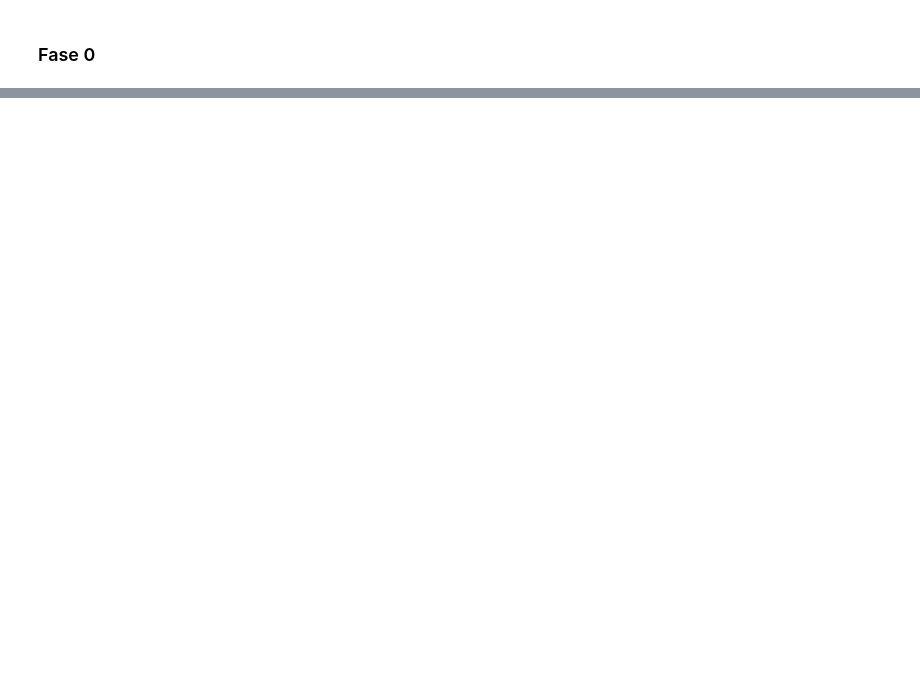
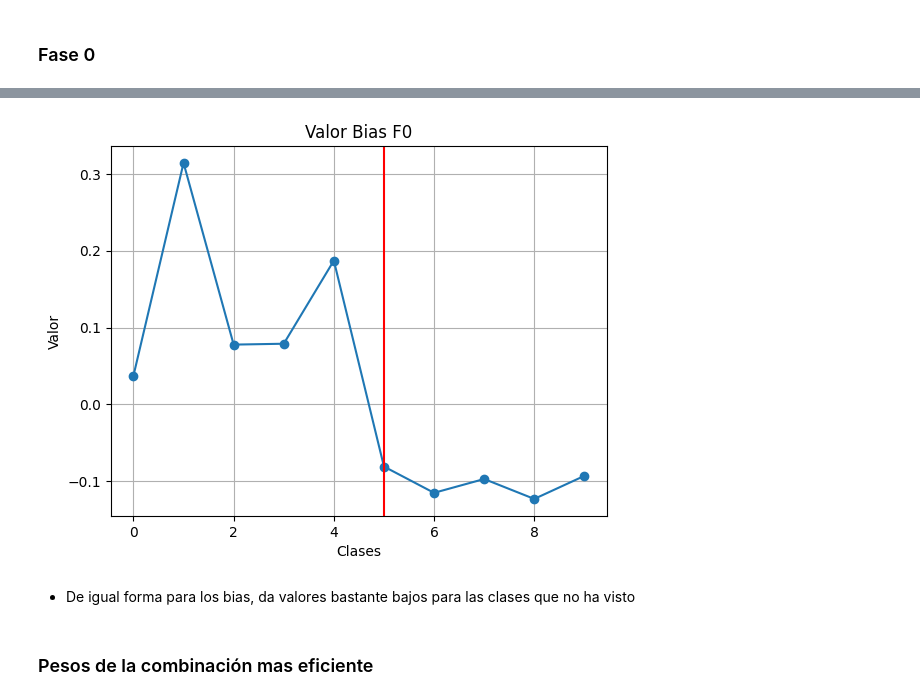
Before and after one commit to eguar11011/catastrophic_forgetting, a Jupyter notebook: Experiment_combination_classifier/Parameters_analysis.ipynb, the cells around one changed output, grey strips where cells are left out. Saved outputs shown, nothing was run; the diff lists cells and outputs as text; code cells hidden in the pictures; blank space fills up the shorter version.

```diff
--- a/Experiment_combination_classifier/Parameters_analysis.ipynb
+++ b/Experiment_combination_classifier/Parameters_analysis.ipynb
@@ -83,0 +123,20 @@ Que analisis se les puede hacer a estos parametros?
+# %%
+# Convertir los datos en listas separadas para x e y
+x = [item[0] for item in bias]
+y = [item[1].item() for item in bias]  # Convertir los tensores a valores numéricos
+
+# Crear el gráfico
+plt.plot(x, y, marker='o', linestyle='-')
+plt.xlabel('Clases')
+plt.ylabel('Valor')
+plt.title('Valor Bias F0')
+plt.grid(True)
+
+plt.axvline(5, color = "r")
+plt.show()
+# %% [output]
+[figure, added]
+# %% [markdown]
+- De igual forma para los bias, da valores bastante bajos para las clases que no ha visto
+# %% [markdown]
+### Pesos de la combinación mas eficiente
```
Also changed, not shown: parts of 36 cells of this notebook, 3 other files.
